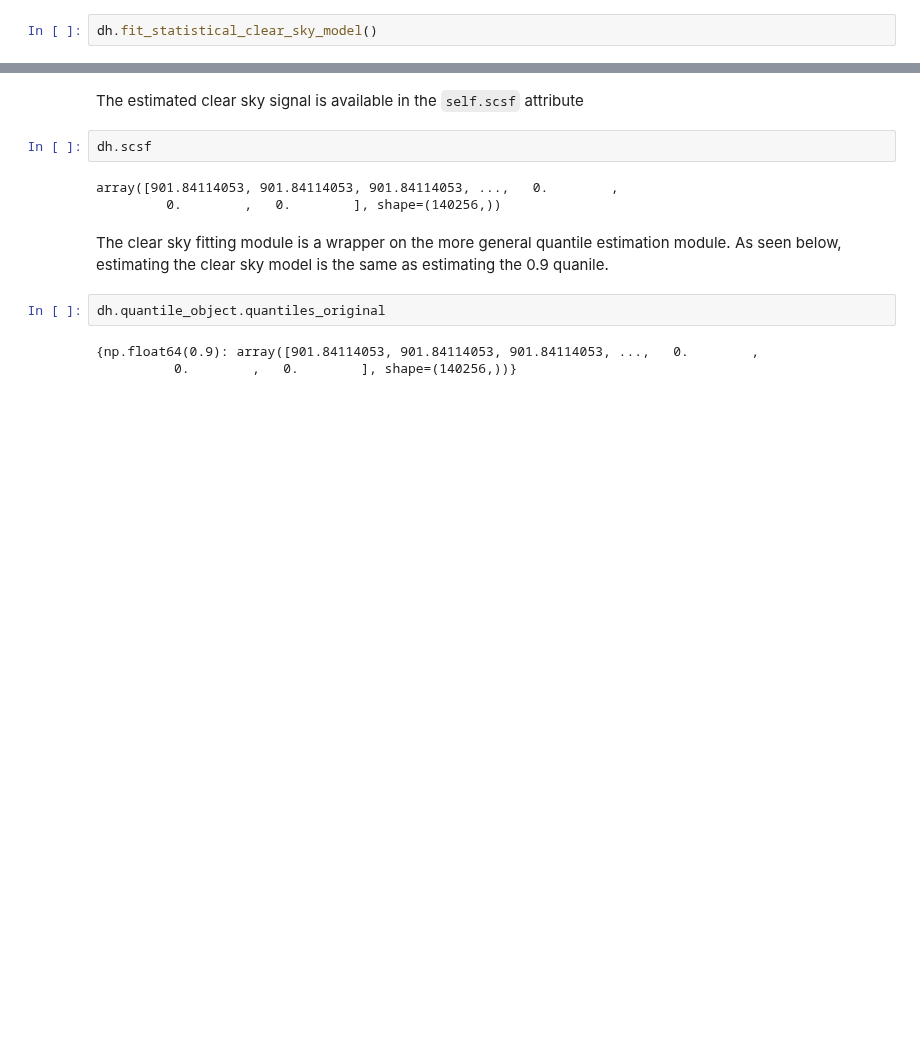
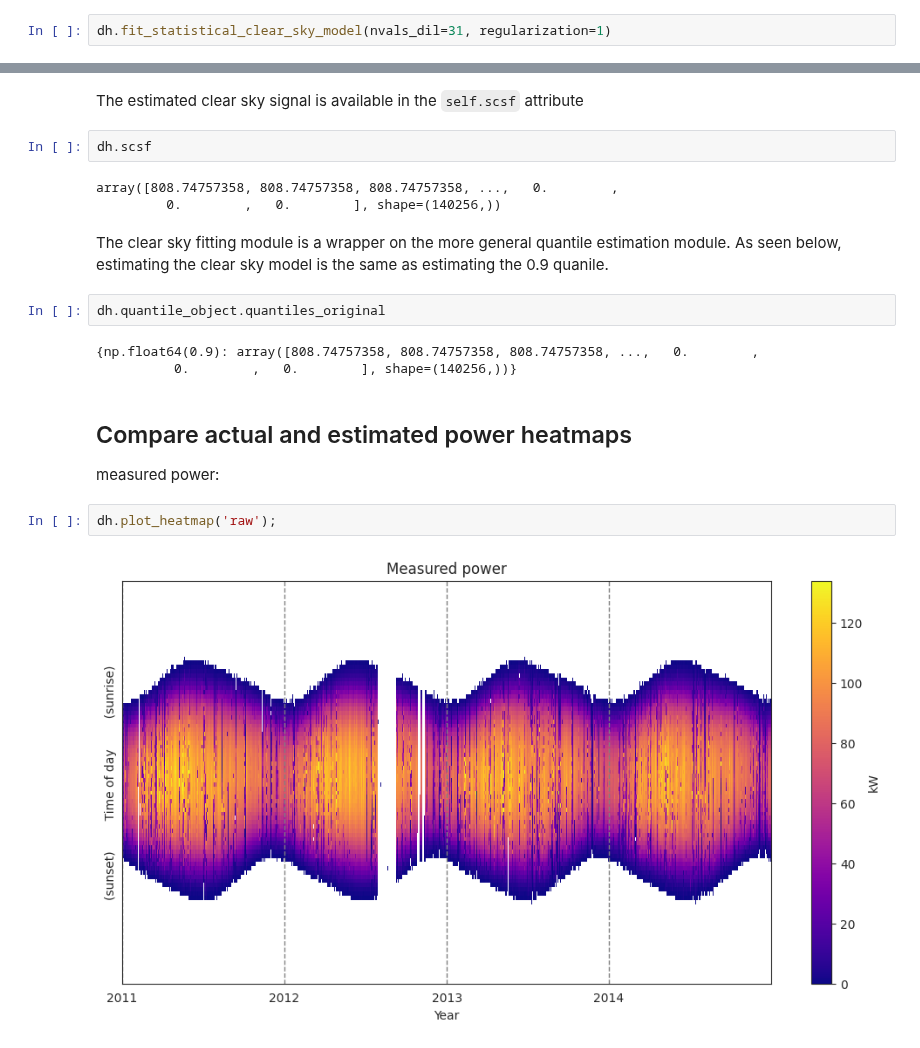
Before and after one commit to slacgismo/solar-data-tools, a Jupyter notebook: notebooks/examples/ClearSkyEstimation_Demo.ipynb, the cells around one changed output, grey strips where cells are left out. Drawn from its saved outputs; the diff is of its cells as text; blank space fills up the shorter version.

```diff
--- a/notebooks/examples/ClearSkyEstimation_Demo.ipynb
+++ b/notebooks/examples/ClearSkyEstimation_Demo.ipynb
@@ -60,5 +68,5 @@ Filtering/Summarizing      8.06s
 # %%
-dh.fit_statistical_clear_sky_model()
+dh.fit_statistical_clear_sky_model(nvals_dil=31, regularization=1)
 # %%
 dh.plot_daily_signals(show_clear_model=True, start_day=650);
 # %% [output]
@@ -68,12 +76,20 @@ The estimated clear sky signal is available in the `self.scsf` attribute
 # %%
 dh.scsf
 # %% [output]
-array([901.84114053, 901.84114053, 901.84114053, ...,   0.        ,
+array([808.74757358, 808.74757358, 808.74757358, ...,   0.        ,
          0.        ,   0.        ], shape=(140256,))
 # %% [markdown]
 The clear sky fitting module is a wrapper on the more general quantile estimation module. As seen below, estimating the clear sky model is the same as estimating the 0.9 quanile.
 # %%
 dh.quantile_object.quantiles_original
 # %% [output]
-{np.float64(0.9): array([901.84114053, 901.84114053, 901.84114053, ...,   0.        ,
+{np.float64(0.9): array([808.74757358, 808.74757358, 808.74757358, ...,   0.        ,
           0.        ,   0.        ], shape=(140256,))}
+# %% [markdown]
+## Compare actual and estimated power heatmaps
+
+measured power:
+# %%
+dh.plot_heatmap('raw');
+# %% [output]
+[figure, added]
```
Also changed, not shown: parts of 6 cells of this notebook, 1 other file.
